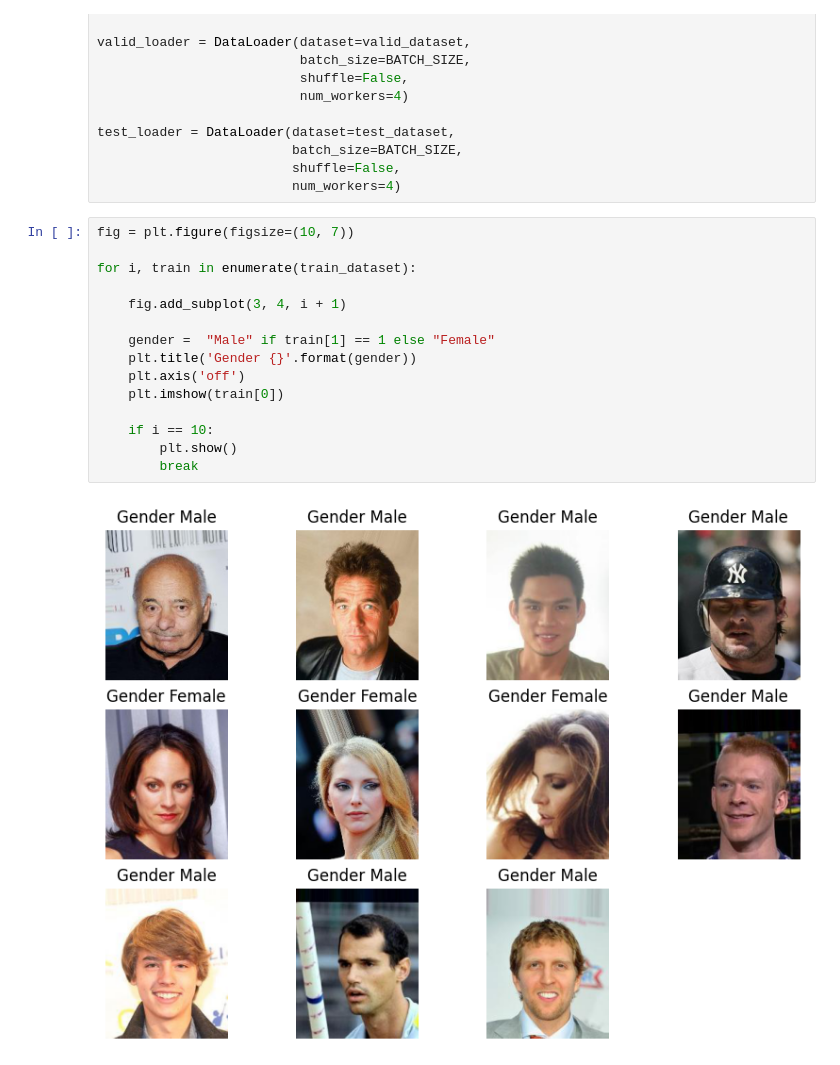
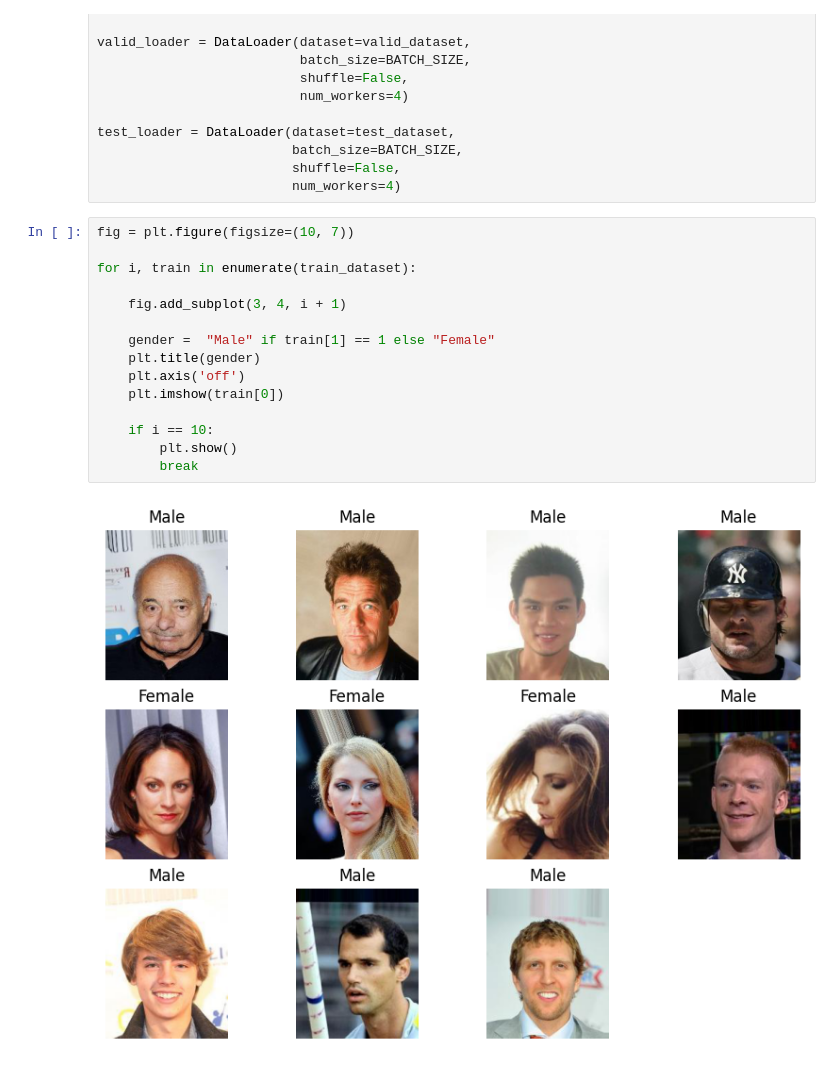
Before and after one commit to pranathadoddy/gender-prediction, a Jupyter notebook: resnet34.ipynb, the cells around one changed output. Drawn from its saved outputs; the diff is of its cells as text.

Commit message:
Show gender only

```diff
--- a/resnet34.ipynb
+++ b/resnet34.ipynb
@@ -163,17 +163,17 @@ test_loader = DataLoader(dataset=test_dataset,
 # %%
 fig = plt.figure(figsize=(10, 7))
 
 for i, train in enumerate(train_dataset):
 
     fig.add_subplot(3, 4, i + 1)
 
     gender =  "Male" if train[1] == 1 else "Female"
-    plt.title('Gender {}'.format(gender))
+    plt.title(gender)
     plt.axis('off')
     plt.imshow(train[0])
 
     if i == 10:
         plt.show()
         break
 # %% [output]
-[figure, old version]
+[figure, new version]
```
